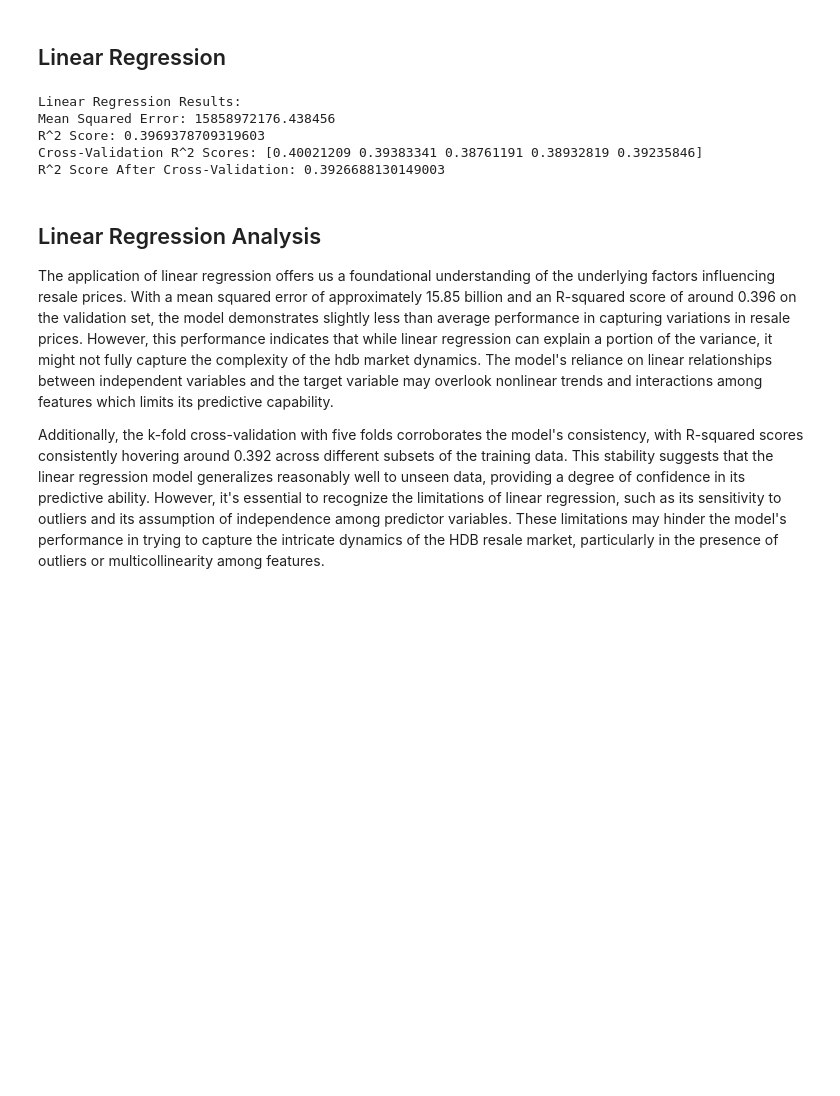
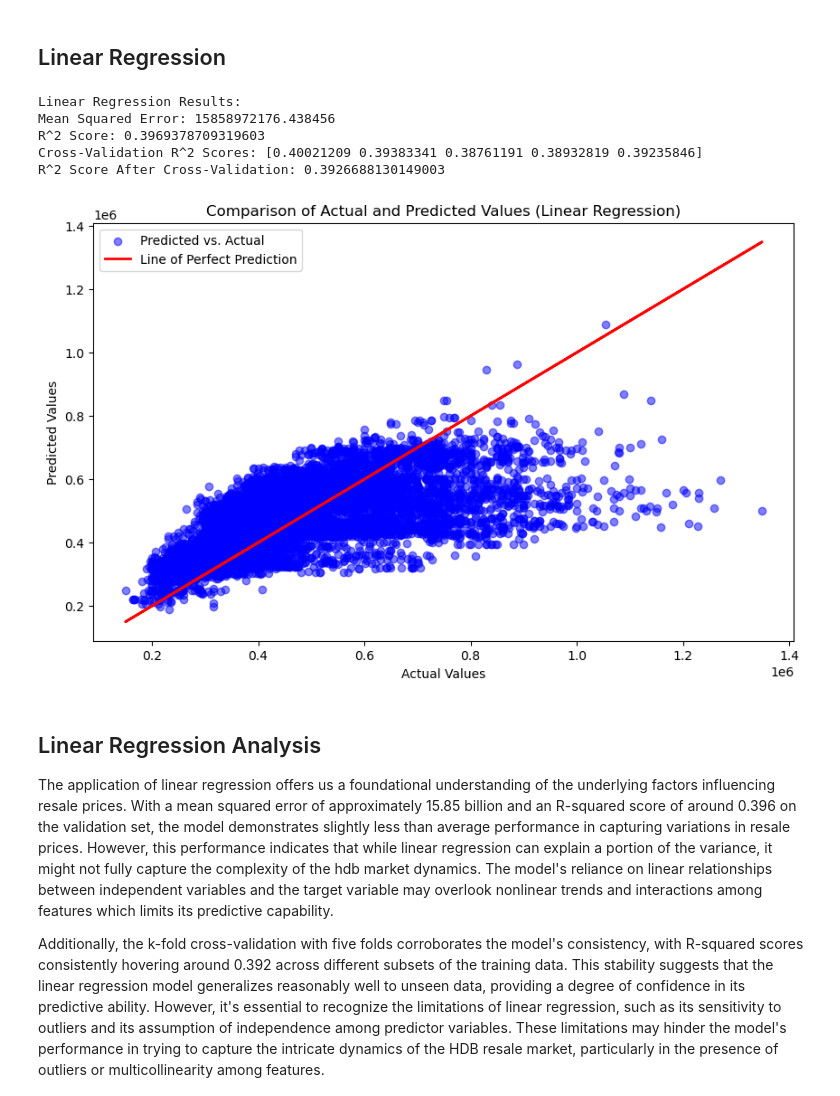
Before and after one commit to Cheenaswee/CS3244-Machines-That-Learn, a Jupyter notebook: CS3244_Data2.ipynb, the cells around one changed output. Cells and saved outputs as stored; diff of their text form; code cells hidden in the pictures; blank space fills up the shorter version.

```diff
--- a/CS3244_Data2.ipynb
+++ b/CS3244_Data2.ipynb
@@ -88,7 +88,7 @@ import re
 
 Link to Data: https://www.kaggle.com/datasets/mikelll/singapore-housing-price-20172022
 # %%
-dataset = pd.read_csv(r"../CS3244-Machines-That-Learn/Dataset/resale_flat.csv")
+dataset = pd.read_csv(r"..\CS3244-Machines-That-Learn\Dataset\resale_flat.csv")
 # %%
 print(dataset)
 # %% [output]
@@ -441,29 +459,44 @@ Based on the correlation matrix, we observe a strong correlation between remaini
 # %%
 linear_model = LinearRegression()
 linear_model.fit(X_train, y_train)
 
 # Evaluate Linear Regression model
 y_pred_linear = linear_model.predict(X_val)
 mse_linear = mean_squared_error(y_val, y_pred_linear)
 r2_linear = r2_score(y_val, y_pred_linear)
 
 print("Linear Regression Results:")
 print(f"Mean Squared Error: {mse_linear}")
 print(f"R^2 Score: {r2_linear}")
 
 # Perform k-fold cross-validation
 k = 5  # Number of folds
 cv_scores = cross_val_score(linear_model, X_train, y_train, cv=k, scoring='r2')
 
 # Print the cross-validation scores
 print("Cross-Validation R^2 Scores:", cv_scores)
 print("R^2 Score After Cross-Validation:", np.mean(cv_scores))
+
+# Plotting for Linear Regression
+plt.figure(figsize=(10, 6))
+plt.scatter(y_val, y_pred_linear, color='blue', alpha=0.5, label='Predicted vs. Actual')
+plt.plot(y_val, y_val, color='red', linewidth=2, label='Line of Perfect Prediction')
+
+# Adding titles and labels
+plt.title('Comparison of Actual and Predicted Values (Linear Regression)')
+plt.xlabel('Actual Values')
+plt.ylabel('Predicted Values')
+plt.legend()
+
+# Show the plot
+plt.show()
 # %% [output]
 Linear Regression Results:
 Mean Squared Error: 15858972176.438456
 R^2 Score: 0.3969378709319603
 Cross-Validation R^2 Scores: [0.40021209 0.39383341 0.38761191 0.38932819 0.39235846]
 R^2 Score After Cross-Validation: 0.3926688130149003
+[figure, added]
 # %% [markdown]
 ## Linear Regression Analysis
 
```
Also changed, not shown: parts of 7 cells of this notebook.
